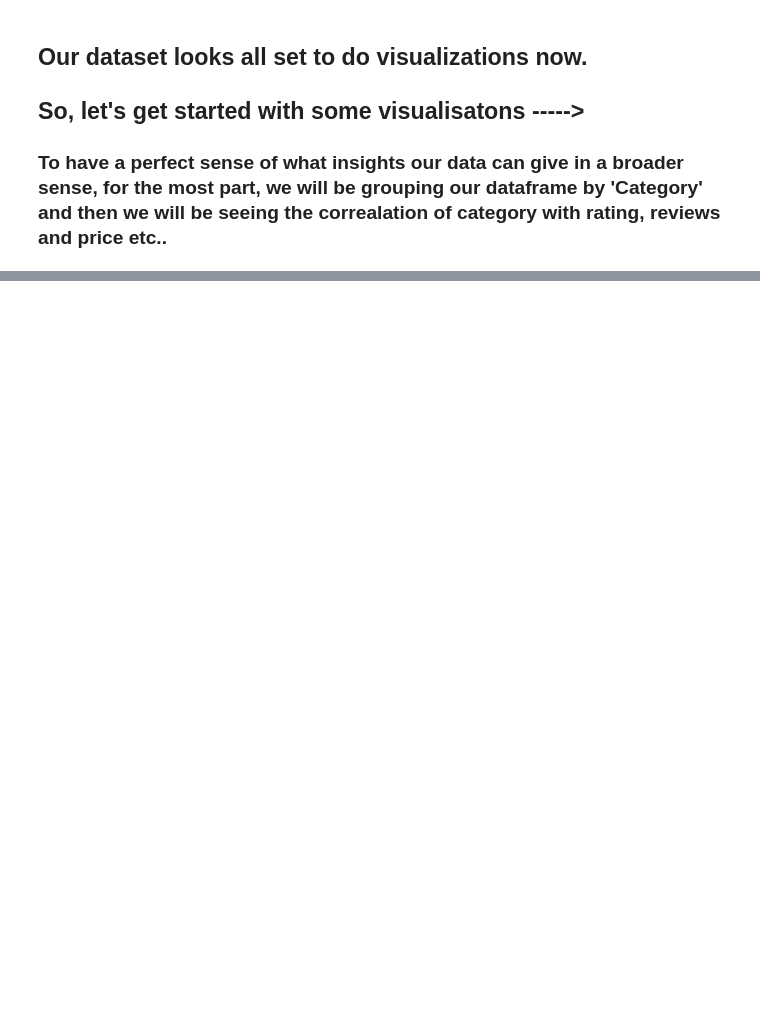
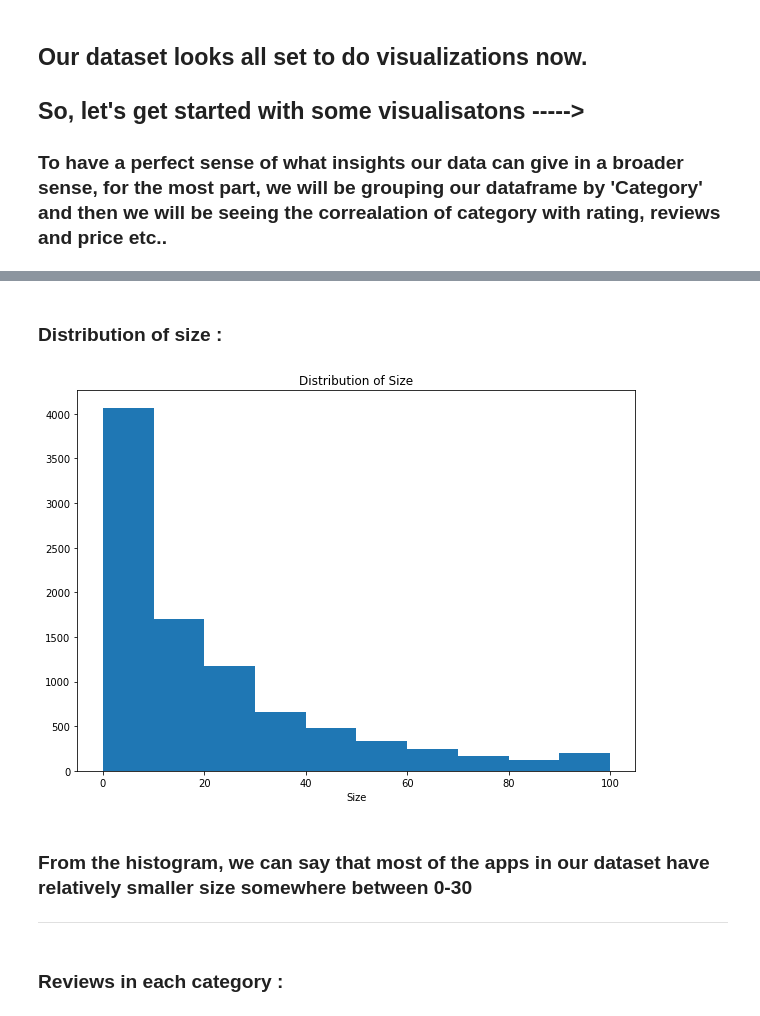
Before and after one commit to RanojoyBiswas/Play-Store-App-Review-Analysis-, a Jupyter notebook: Play_Store_App_Review_Analysis_Capstone_Project.ipynb, the cells around one changed output, grey strips where cells are left out. Drawn from its saved outputs; the diff is of its cells as text; code cells hidden in the pictures; blank space fills up the shorter version.

```diff
--- a/Play_Store_App_Review_Analysis_Capstone_Project.ipynb
+++ b/Play_Store_App_Review_Analysis_Capstone_Project.ipynb
@@ -399,0 +465,16 @@ category_df = playstore_df.groupby('Category')
+# %% [markdown]
+### Distribution of size :
+# %%
+plt.figure(figsize=(10, 7))
+plt.xlabel("Size")
+plt.title("Distribution of Size")
+plt.hist(playstore_df['Size']);
+plt.show()
+# %% [output]
+[figure, added]
+# %% [markdown]
+### From the histogram, we can say that most of the apps in our dataset have relatively smaller size somewhere between 0-30
+
+---
+# %% [markdown]
+### Reviews in each category :
```
Also changed, not shown: parts of 44 cells of this notebook.
